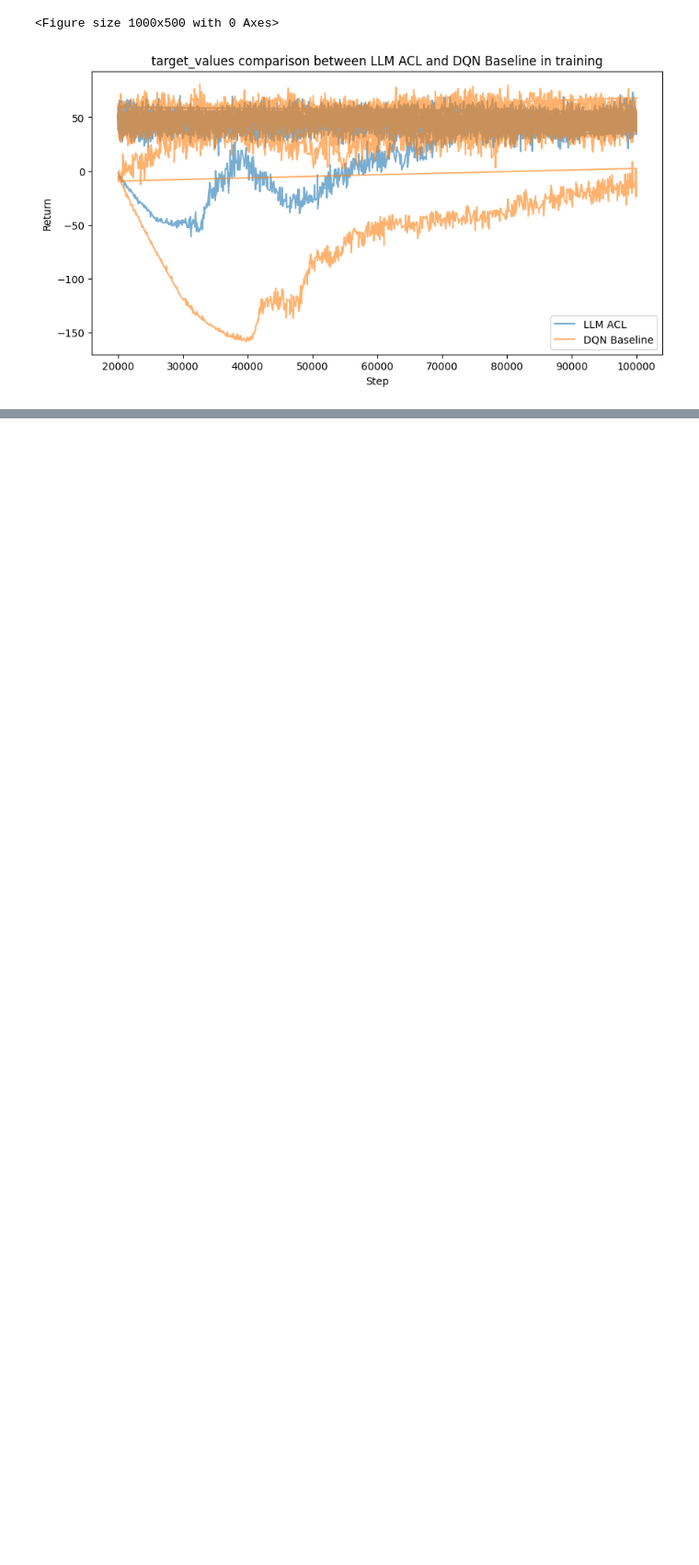
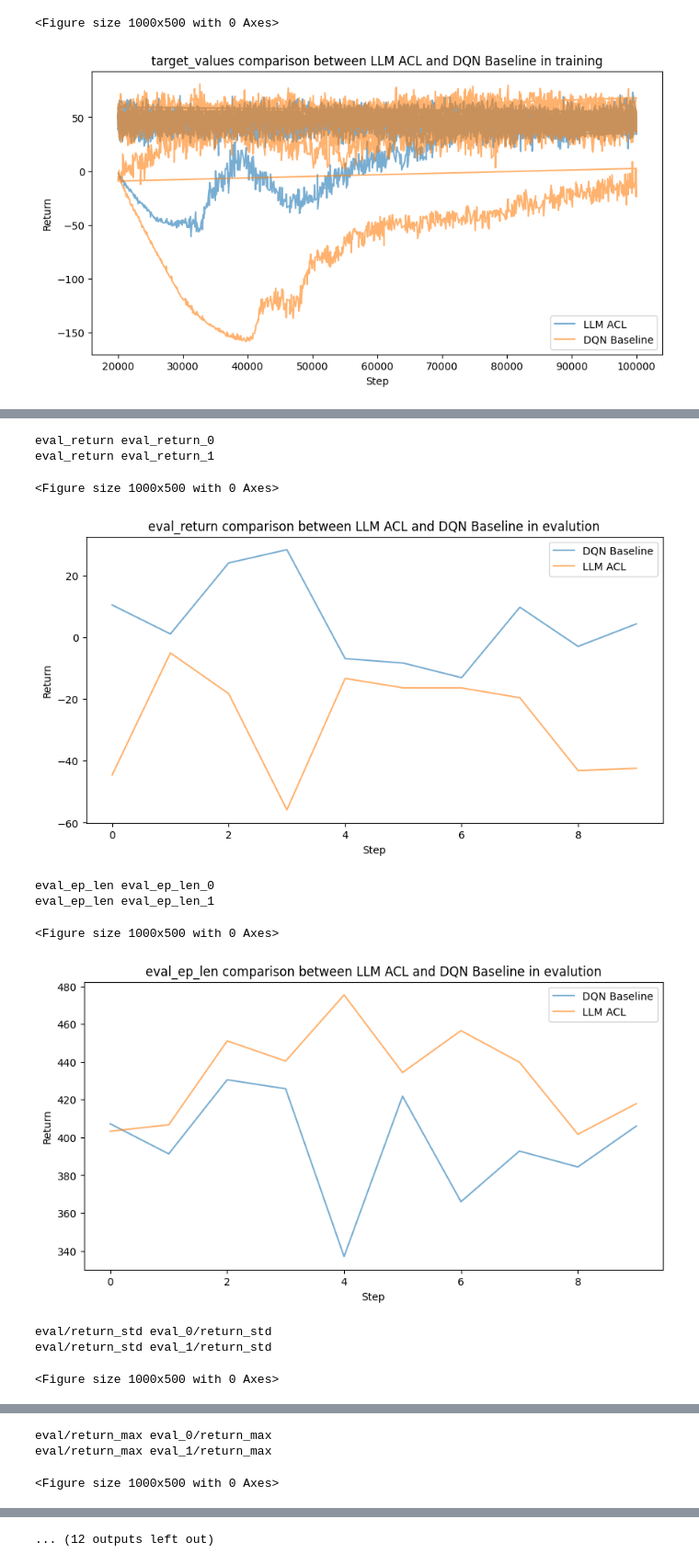
Before and after one commit to hansungkim98122/285_project, a Jupyter notebook: manual_plot.ipynb, the cells around one changed output, grey strips where cells are left out. Shown at 92% size. Saved outputs shown, nothing was run; the diff lists cells and outputs as text; code cells hidden in the pictures; blank space fills up the shorter version.

Commit message:
udpate figures and

```diff
--- a/manual_plot.ipynb
+++ b/manual_plot.ipynb
@@ -67,7 +67,7 @@ for key in Compare_Tag:
 <Figure size 1000x500 with 0 Axes>
 [figure]
 # %%
-Compare_Tag = ['eval_return','eval_ep_len','eval/return_std','eval/return_max','eval/return_min','eval/ep_len_std','eval/ep_len_max','eval/ep_len_min','eval_return','eval_ep_len','eval/return_std','eval/return_max','eval/return_min','eval/ep_len_std','eval/ep_len_max','eval/ep_len_min',]
+Compare_Tag = ['eval_return','eval_ep_len','eval/return_std','eval/return_max','eval/return_min','eval/ep_len_std','eval/ep_len_max','eval/ep_len_min']
 
 
 # Compare_Tag = ['eval_return_0','eval_ep_len_0','eval_0/return_std','eval_0/return_max','eval_0/return_min','eval_0/ep_len_std','eval_0/ep_len_max','eval_0/ep_len_min','eval_return_1','eval_ep_len_1','eval_1/return_std','eval_1/return_max','eval_1/return_min','eval_1/ep_len_std','eval_1/ep_len_max','eval_1/ep_len_min',]
@@ -126,0 +133,62 @@ FileNotFoundError: [Errno 2] No such file or directory: 'eval/return_std_compare
+# %%
+LOGS = [
+'data/llm_10_envs_100000_feedback_period_dqn_LunarLander-v2_s16_l2_d0.99_doubleq_12-12-2023_21-39-48',
+'data/baseline_dqn_LunarLander-v2_s16_l2_d0.99_doubleq_12-12-2023_23-58-01',
+'data/eval_dqn_LunarLander-v2_s16_l2_d0.99_doubleq_13-12-2023_10-50-38']
+EVENT_ACCS = [EventAccumulator(log).Reload() for log in LOGS]
+# %%
+Compare_Tag = ['eval_return','eval_ep_len','eval/return_std','eval/return_max','eval/return_min','eval/ep_len_std','eval/ep_len_max','eval/ep_len_min']
+
+
+# Compare_Tag = ['eval_return_0','eval_ep_len_0','eval_0/return_std','eval_0/return_max','eval_0/return_min','eval_0/ep_len_std','eval_0/ep_len_max','eval_0/ep_len_min','eval_return_1','eval_ep_len_1','eval_1/return_std','eval_1/return_max','eval_1/return_min','eval_1/ep_len_std','eval_1/ep_len_max','eval_1/ep_len_min',]
+
+log_files = [LOGS[2]]
+log_file = LOGS[2]
+acc_list = [EVENT_ACCS[2]]
+event_acc = EVENT_ACCS[2]
+# %%
+alpha_labels = ['DQN Baseline','LLM ACL']
+postfix = ['_0','_1']
+for rawkey in Compare_Tag:
+    plt.figure(figsize=(10, 5))
+    fig,ax = plt.subplots(1,1,figsize=(10,5))
+    for i in range(2):
+        if '/' in rawkey:
+            key = rawkey.split('/')
+            key = key[0]+postfix[i]+'/'+key[1]
+        else:
+            key = rawkey+postfix[i]
+        print(rawkey,key)
+        scalar_keys = [key]
+        if isinstance(scalar_keys, str):
+            scalar_keys = [scalar_keys]
+
+        # Extract the scalar summaries
+        scalars = {}
+        for tag in scalar_keys:
+            scalars_for_tag = event_acc.Scalars(tag)
+            scalars[tag] = {
+                'step': [s.step for s in scalars_for_tag],
+                'wall_time': [s.wall_time for s in scalars_for_tag],
+                'value': [s.value for s in scalars_for_tag],
+            }
+            ax.plot(scalars[tag]['step'],scalars[tag]['value'],label=alpha_labels[i],alpha=0.6)
+
+    ax.legend()
+    ax.set_xlabel('Step')
+    ax.set_ylabel('Return')
+    plt.title(f"{rawkey} comparison between LLM ACL and DQN Baseline in evalution")
+    # plt.savefig(f'{rawkey}_compare_eval.png',dpi=300)
+    plt.show()
+# %% [output]
+eval_return eval_return_0
+eval_return eval_return_1
+<Figure size 1000x500 with 0 Axes>
+[figure, added]
+eval_ep_len eval_ep_len_0
+eval_ep_len eval_ep_len_1
+<Figure size 1000x500 with 0 Axes>
+[figure, added]
+eval/return_std eval_0/return_std
+eval/return_std eval_1/return_std
+<Figure size 1000x500 with 0 Axes>
@@ -126,0 +196,3 @@ FileNotFoundError: [Errno 2] No such file or directory: 'eval/return_std_compare
+eval/return_max eval_0/return_max
+eval/return_max eval_1/return_max
+<Figure size 1000x500 with 0 Axes>
@@ -126,0 +200 @@ FileNotFoundError: [Errno 2] No such file or directory: 'eval/return_std_compare
+... (12 outputs left out)
```
Also changed, not shown: parts of 5 cells of this notebook, 10 other files.
